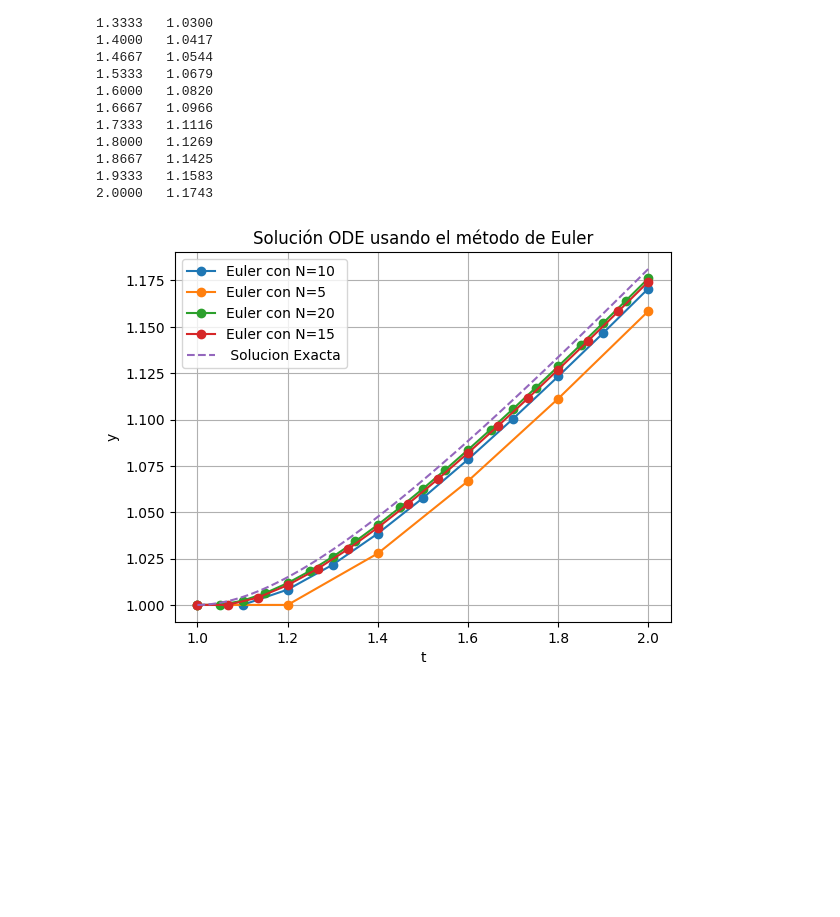
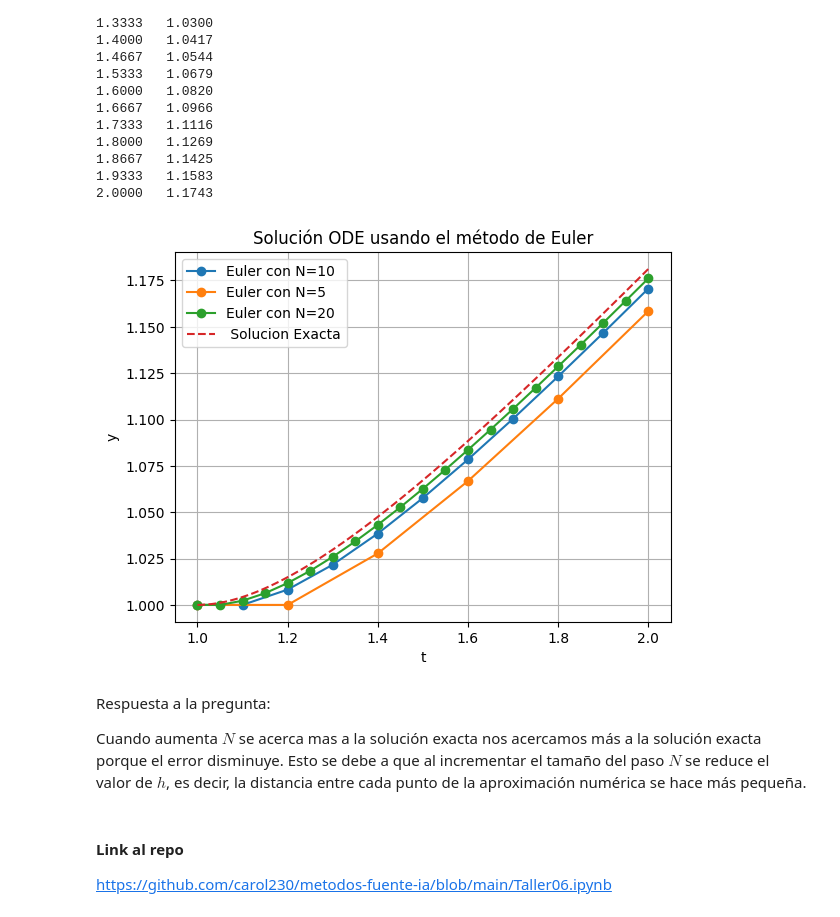
Before and after one commit to carol230/metodos-fuente-ia, a Jupyter notebook: Taller06.ipynb, the cells around one changed output. Cells and saved outputs as stored; diff of their text form; code cells hidden in the pictures; blank space fills up the shorter version.

Commit message:
addCommentTaller6 🎉

```diff
--- a/Taller06.ipynb
+++ b/Taller06.ipynb
@@ -233,14 +232,21 @@ t_values         y_values
 # %%
 plt.plot(t_values, y_values, label='Euler con N=10', marker='o')
 plt.plot(t_values2, y_values2, label='Euler con N=5', marker='o')
 plt.plot(t_values20, y_values20, label='Euler con N=20', marker='o')
-plt.plot(t_values15, y_values15, label='Euler con N=15', marker='o')
 plt.plot(t_exact, y_exact, label=' Solucion Exacta', linestyle='--')
 plt.xlabel('t')
 plt.ylabel('y')
 plt.title('Solución ODE usando el método de Euler')
 plt.legend()
 plt.grid()
 plt.show()
 # %% [output]
-[figure, old version]
+[figure, new version]
+# %% [markdown]
+Respuesta a la pregunta:
+
+Cuando aumenta $N$ se acerca mas a la solución exacta nos acercamos más a la solución exacta porque el error disminuye. Esto se debe a que al incrementar el tamaño del paso $N$ se reduce el valor de $h$, es decir, la distancia entre cada punto de la aproximación numérica se hace más pequeña.
+# %% [markdown]
+#### Link al repo
+
+https://github.com/carol230/metodos-fuente-ia/blob/main/Taller06.ipynb
```
Also changed, not shown: parts of 1 cell of this notebook.
